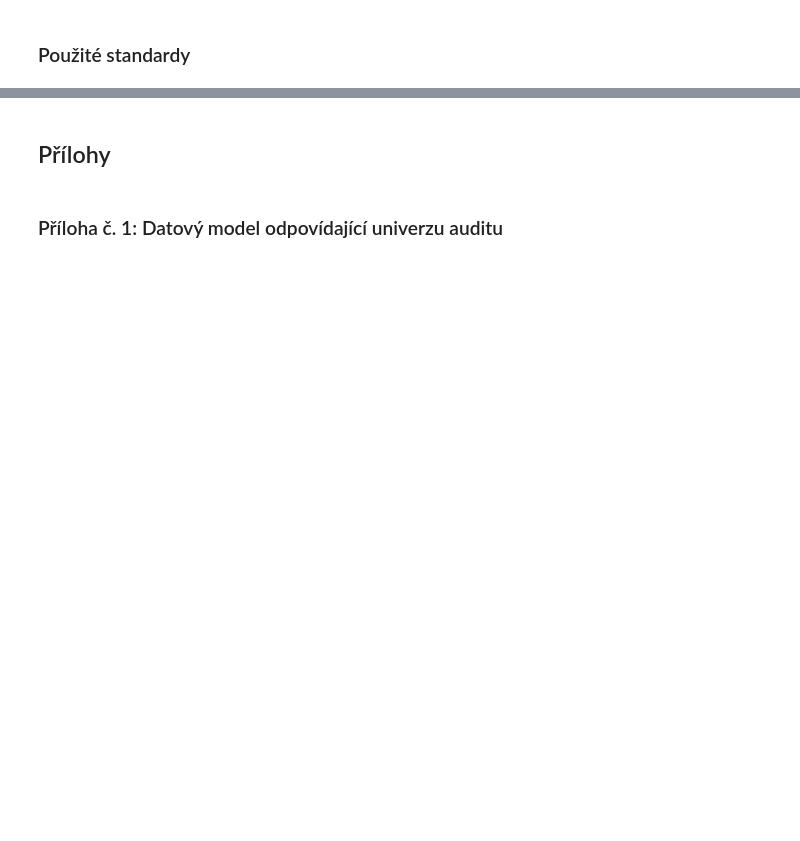
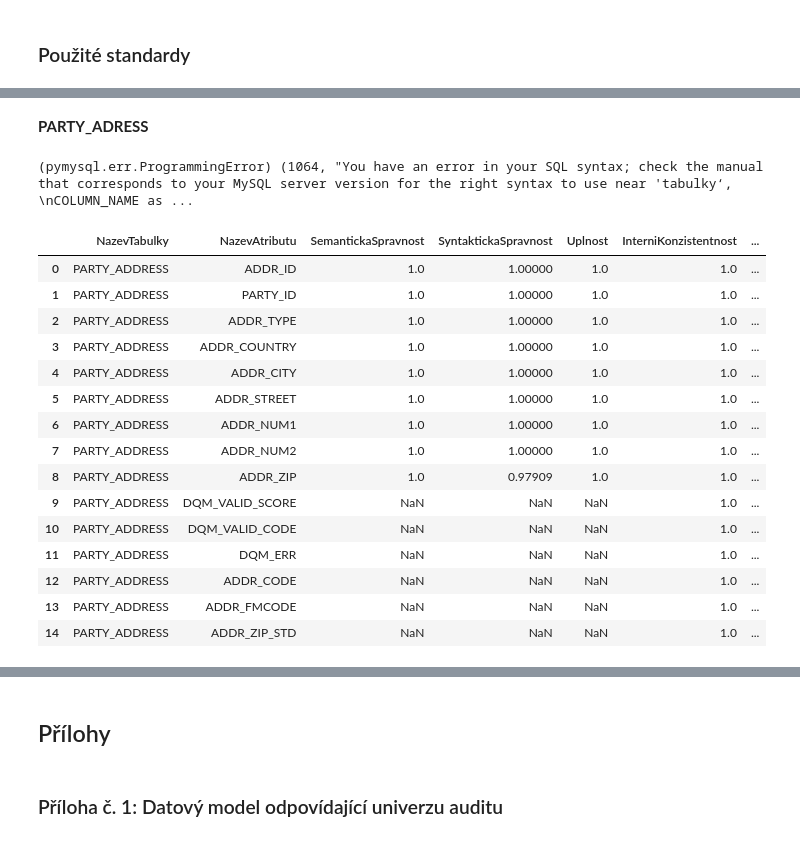
Before and after one commit to JanKlac/4IZ562Teamwork, a Jupyter notebook: Audit_Report.ipynb, the cells around one changed output, grey strips where cells are left out. Saved outputs shown, nothing was run; the diff lists cells and outputs as text; code cells hidden in the pictures; blank space fills up the shorter version.

```diff
--- a/Audit_Report.ipynb
+++ b/Audit_Report.ipynb
@@ -84,0 +289,39 @@ Zmiňte AML, Solvency II, jako Best Practices RUIAN a stručně popište
+# %% [markdown]
+**PARTY_ADRESS**
+# %%
+Select TABLE_NAME AS ‚Nazev tabulky‘,
+COLUMN_NAME as ‚Nazev atributu‘,
+CHAR_SEM_ACC as ‚Semanticka Spravnost‘,
+CHAR_SYN_ACC as ‚Syntakticka Spravnost‘,
+CHAR_COM as ‚Uplnost‘,
+CHAR_INT_CON as ‚Interni konzistentnost‘,
+CHAR_EXT_CON as ‚Externi konzistentnost‘
+From DQM_MDR where TABLE_NAME = ‚PARTY_ADRESS‘ and COLUMN_NAME not like ‚%%DQM_%%‘;
+# %% [output]
+(pymysql.err.ProgrammingError) (1064, "You have an error in your SQL syntax; check the manual that corresponds to your MySQL server version for the right syntax to use near 'tabulky‘, \nCOLUMN_NAME as ...
+# %%
+Select TABLE_NAME AS NazevTabulky,
+COLUMN_NAME as NazevAtributu,
+CHAR_SEM_ACC as SemantickaSpravnost,
+CHAR_SYN_ACC as SyntaktickaSpravnost,
+CHAR_COM as Uplnost,
+CHAR_INT_CON as InterniKonzistentnost,
+CHAR_EXT_CON as ExterniKonzistentnost
+From DQM_MDR WHERE TABLE_NAME = "PARTY_ADDRESS";
+# %% [output]
+|  | NazevTabulky | NazevAtributu | SemantickaSpravnost | SyntaktickaSpravnost | Uplnost | InterniKonzistentnost | ... |
+| 0 | PARTY_ADDRESS | ADDR_ID | 1.0 | 1.00000 | 1.0 | 1.0 | ... |
+| 1 | PARTY_ADDRESS | PARTY_ID | 1.0 | 1.00000 | 1.0 | 1.0 | ... |
+| 2 | PARTY_ADDRESS | ADDR_TYPE | 1.0 | 1.00000 | 1.0 | 1.0 | ... |
+| 3 | PARTY_ADDRESS | ADDR_COUNTRY | 1.0 | 1.00000 | 1.0 | 1.0 | ... |
+| 4 | PARTY_ADDRESS | ADDR_CITY | 1.0 | 1.00000 | 1.0 | 1.0 | ... |
+| 5 | PARTY_ADDRESS | ADDR_STREET | 1.0 | 1.00000 | 1.0 | 1.0 | ... |
+| 6 | PARTY_ADDRESS | ADDR_NUM1 | 1.0 | 1.00000 | 1.0 | 1.0 | ... |
+| 7 | PARTY_ADDRESS | ADDR_NUM2 | 1.0 | 1.00000 | 1.0 | 1.0 | ... |
+| 8 | PARTY_ADDRESS | ADDR_ZIP | 1.0 | 0.97909 | 1.0 | 1.0 | ... |
+| 9 | PARTY_ADDRESS | DQM_VALID_SCORE | NaN | NaN | NaN | 1.0 | ... |
+| 10 | PARTY_ADDRESS | DQM_VALID_CODE | NaN | NaN | NaN | 1.0 | ... |
+| 11 | PARTY_ADDRESS | DQM_ERR | NaN | NaN | NaN | 1.0 | ... |
+| 12 | PARTY_ADDRESS | ADDR_CODE | NaN | NaN | NaN | 1.0 | ... |
+| 13 | PARTY_ADDRESS | ADDR_FMCODE | NaN | NaN | NaN | 1.0 | ... |
+| 14 | PARTY_ADDRESS | ADDR_ZIP_STD | NaN | NaN | NaN | 1.0 | ... |
```
Also changed, not shown: parts of 51 cells of this notebook.
